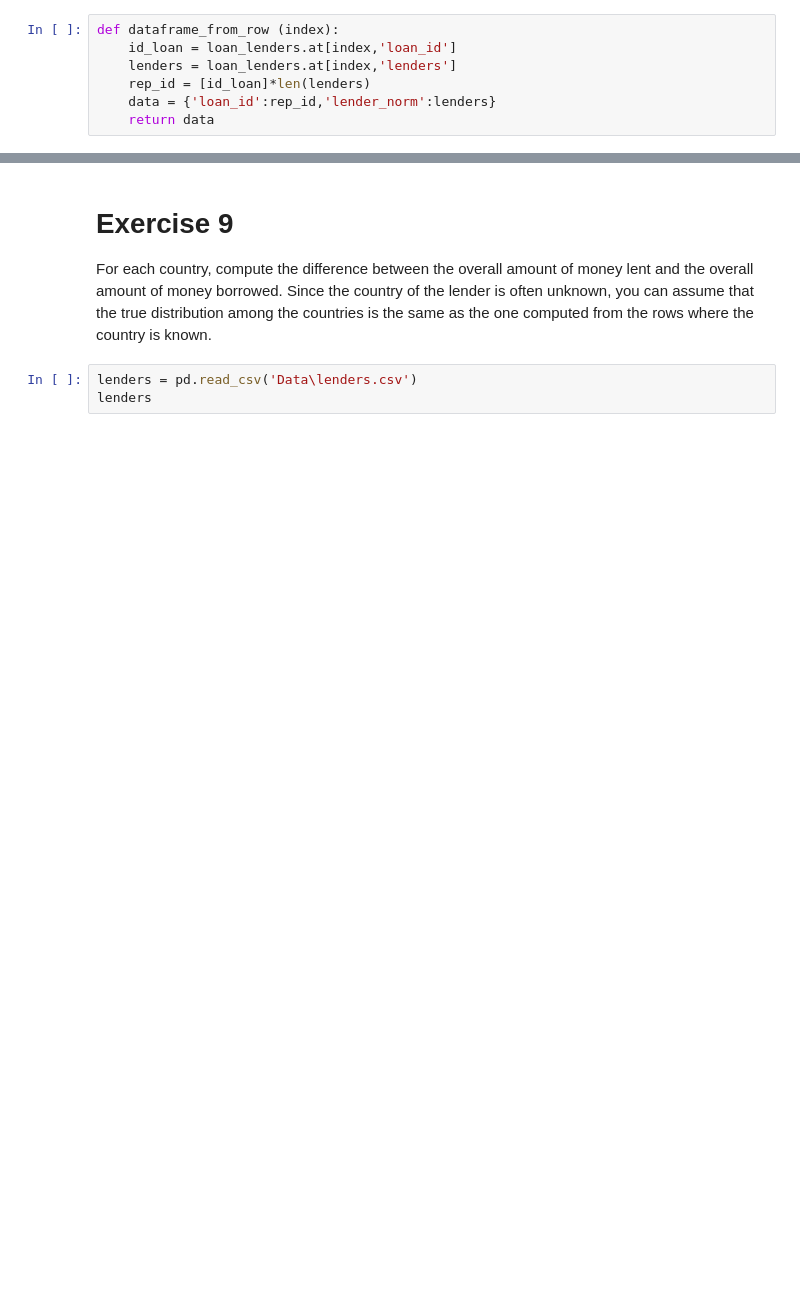
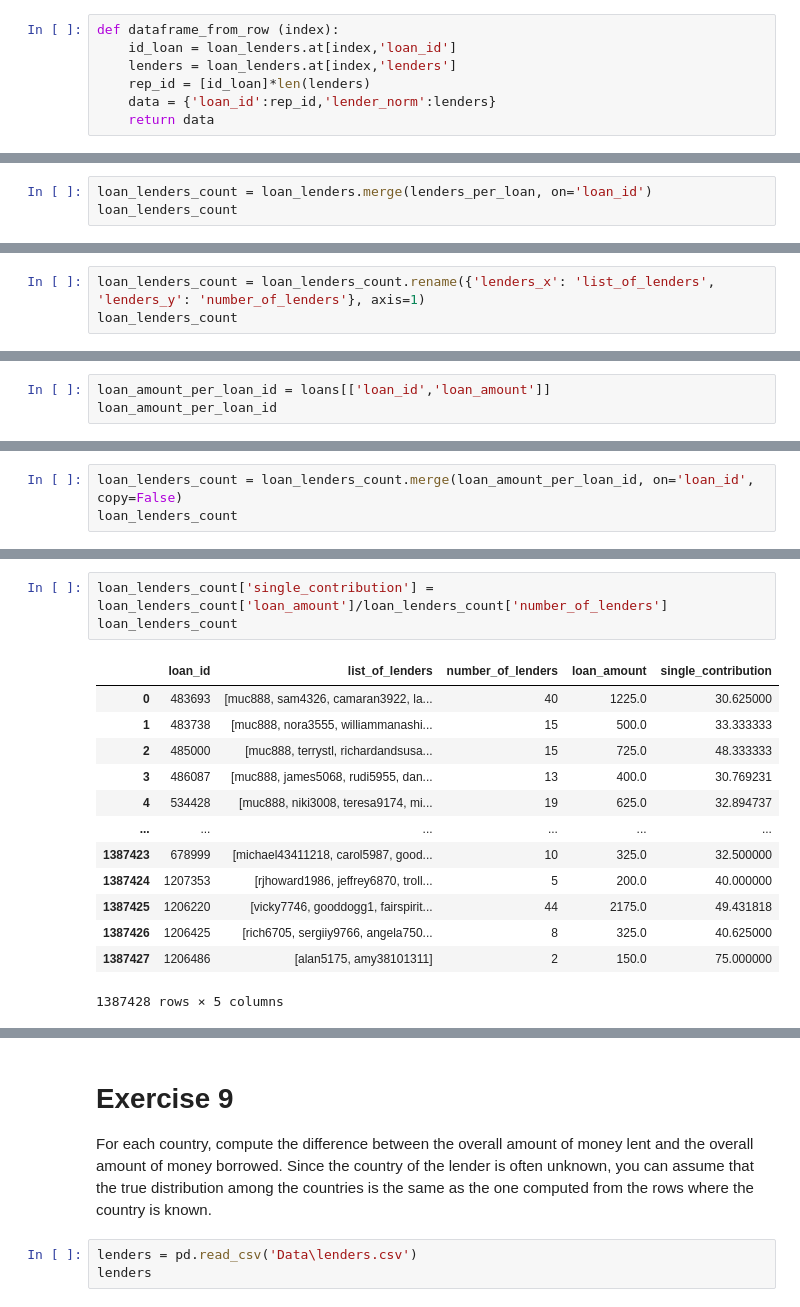
Before and after one commit to msartori10/Computer_Science, a Jupyter notebook: Exam.ipynb, the cells around one changed output, grey strips where cells are left out. Drawn from its saved outputs; the diff is of its cells as text; blank space fills up the shorter version.

```diff
--- a/Exam.ipynb
+++ b/Exam.ipynb
@@ -244,0 +365,3 @@ funded_by_lender
+# %%
+loan_lenders_count = loan_lenders.merge(lenders_per_loan, on='loan_id')
+loan_lenders_count
@@ -244,0 +382,3 @@ funded_by_lender
+# %%
+loan_lenders_count = loan_lenders_count.rename({'lenders_x': 'list_of_lenders', 'lenders_y': 'number_of_lenders'}, axis=1)
+loan_lenders_count
@@ -244,0 +399,3 @@ funded_by_lender
+# %%
+loan_amount_per_loan_id = loans[['loan_id','loan_amount']]
+loan_amount_per_loan_id
@@ -244,0 +416,3 @@ funded_by_lender
+# %%
+loan_lenders_count = loan_lenders_count.merge(loan_amount_per_loan_id, on='loan_id', copy=False)
+loan_lenders_count
@@ -244,0 +433,17 @@ funded_by_lender
+# %%
+loan_lenders_count['single_contribution'] = loan_lenders_count['loan_amount']/loan_lenders_count['number_of_lenders']
+loan_lenders_count
+# %% [output]
+|  | loan_id | list_of_lenders | number_of_lenders | loan_amount | single_contribution |
+| 0 | 483693 | [muc888, sam4326, camaran3922, la... | 40 | 1225.0 | 30.625000 |
+| 1 | 483738 | [muc888, nora3555, williammanashi... | 15 | 500.0 | 33.333333 |
+| 2 | 485000 | [muc888, terrystl, richardandsusa... | 15 | 725.0 | 48.333333 |
+| 3 | 486087 | [muc888, james5068, rudi5955, dan... | 13 | 400.0 | 30.769231 |
+| 4 | 534428 | [muc888, niki3008, teresa9174, mi... | 19 | 625.0 | 32.894737 |
+| ... | ... | ... | ... | ... | ... |
+| 1387423 | 678999 | [michael43411218, carol5987, good... | 10 | 325.0 | 32.500000 |
+| 1387424 | 1207353 | [rjhoward1986, jeffrey6870, troll... | 5 | 200.0 | 40.000000 |
+| 1387425 | 1206220 | [vicky7746, gooddogg1, fairspirit... | 44 | 2175.0 | 49.431818 |
+| 1387426 | 1206425 | [rich6705, sergiiy9766, angela750... | 8 | 325.0 | 40.625000 |
+| 1387427 | 1206486 | [alan5175, amy38101311] | 2 | 150.0 | 75.000000 |
+1387428 rows × 5 columns
```
Also changed, not shown: parts of 85 cells of this notebook.
